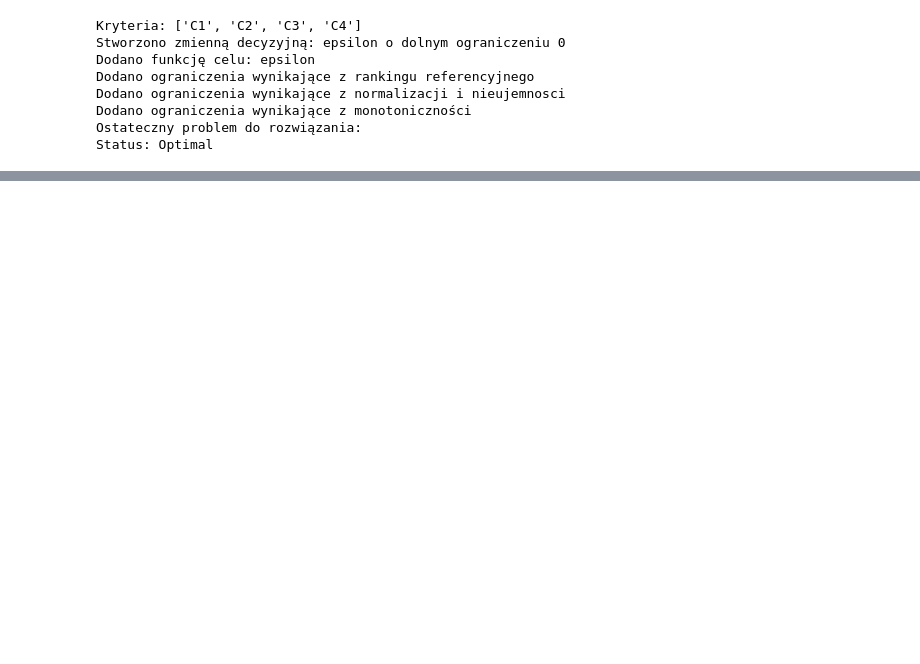
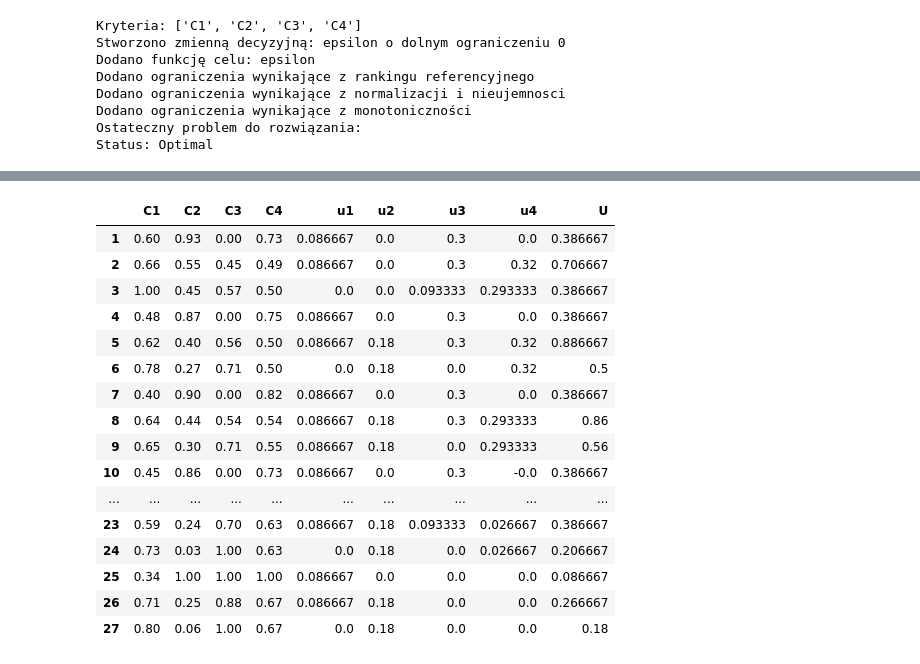
Before and after one commit to majsterkovic/iswd-project-1, a Jupyter notebook: solver.ipynb, the cells around one changed output, grey strips where cells are left out. Cells and saved outputs as stored; diff of their text form; code cells hidden in the pictures; blank space fills up the shorter version.

```diff
--- a/solver.ipynb
+++ b/solver.ipynb
@@ -26,0 +27,22 @@ plot_utility_functions(problem, u_vars, criteria, breakpoints)
+# %%
+rank = create_full_ranking_df(df, problem, criteria)
+# %%
+rank
+# %% [output]
+|  | C1 | C2 | C3 | C4 | u1 | u2 | u3 | u4 | U |
+| 1 | 0.60 | 0.93 | 0.00 | 0.73 | 0.086667 | 0.0 | 0.3 | 0.0 | 0.386667 |
+| 2 | 0.66 | 0.55 | 0.45 | 0.49 | 0.086667 | 0.0 | 0.3 | 0.32 | 0.706667 |
+| 3 | 1.00 | 0.45 | 0.57 | 0.50 | 0.0 | 0.0 | 0.093333 | 0.293333 | 0.386667 |
+| 4 | 0.48 | 0.87 | 0.00 | 0.75 | 0.086667 | 0.0 | 0.3 | 0.0 | 0.386667 |
+| 5 | 0.62 | 0.40 | 0.56 | 0.50 | 0.086667 | 0.18 | 0.3 | 0.32 | 0.886667 |
+| 6 | 0.78 | 0.27 | 0.71 | 0.50 | 0.0 | 0.18 | 0.0 | 0.32 | 0.5 |
+| 7 | 0.40 | 0.90 | 0.00 | 0.82 | 0.086667 | 0.0 | 0.3 | 0.0 | 0.386667 |
+| 8 | 0.64 | 0.44 | 0.54 | 0.54 | 0.086667 | 0.18 | 0.3 | 0.293333 | 0.86 |
+| 9 | 0.65 | 0.30 | 0.71 | 0.55 | 0.086667 | 0.18 | 0.0 | 0.293333 | 0.56 |
+| 10 | 0.45 | 0.86 | 0.00 | 0.73 | 0.086667 | 0.0 | 0.3 | -0.0 | 0.386667 |
+| ... | ... | ... | ... | ... | ... | ... | ... | ... | ... |
+| 23 | 0.59 | 0.24 | 0.70 | 0.63 | 0.086667 | 0.18 | 0.093333 | 0.026667 | 0.386667 |
+| 24 | 0.73 | 0.03 | 1.00 | 0.63 | 0.0 | 0.18 | 0.0 | 0.026667 | 0.206667 |
+| 25 | 0.34 | 1.00 | 1.00 | 1.00 | 0.086667 | 0.0 | 0.0 | 0.0 | 0.086667 |
+| 26 | 0.71 | 0.25 | 0.88 | 0.67 | 0.086667 | 0.18 | 0.0 | 0.0 | 0.266667 |
+| 27 | 0.80 | 0.06 | 1.00 | 0.67 | 0.0 | 0.18 | 0.0 | 0.0 | 0.18 |
```
Also changed, not shown: parts of 2 cells of this notebook, 1 other file.
